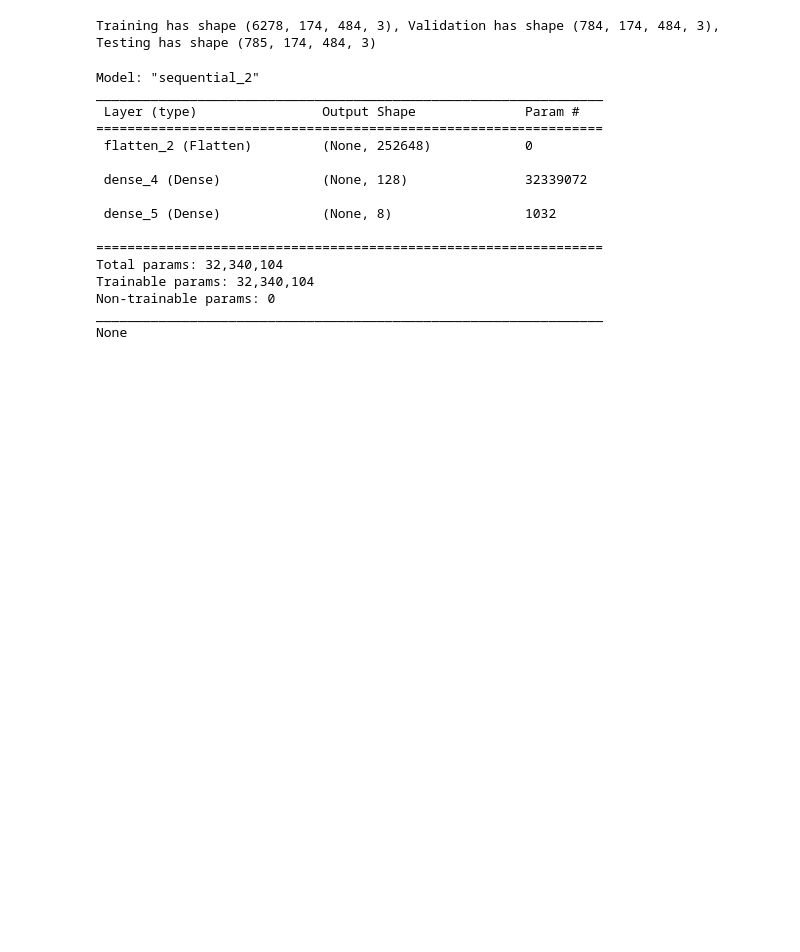
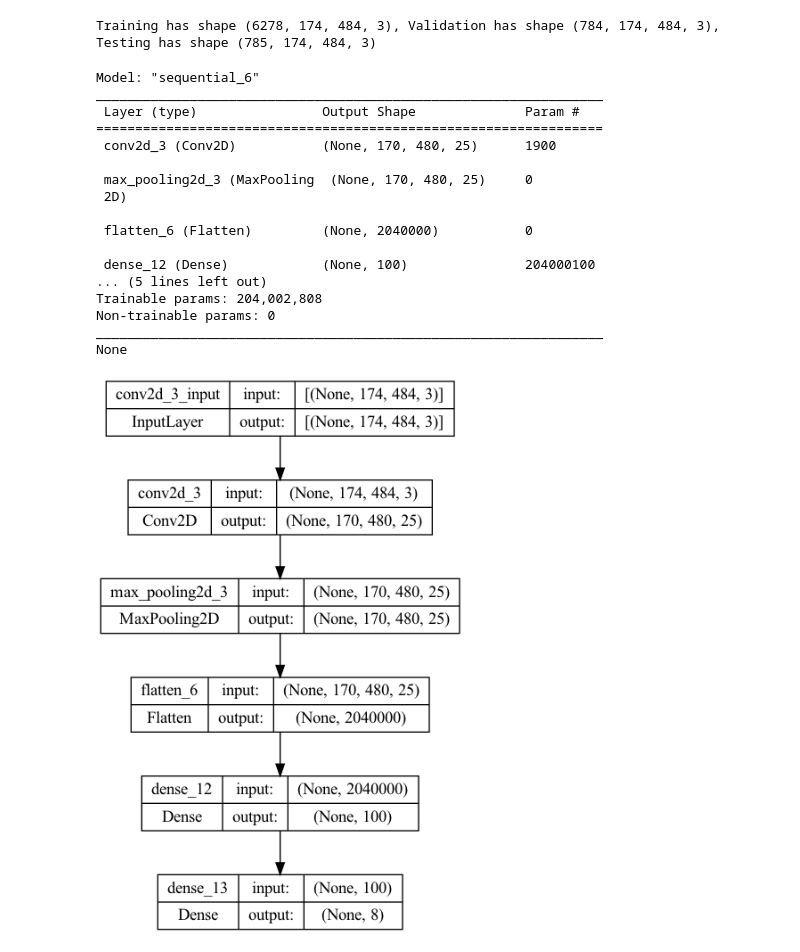
Before and after one commit to ThetaRangers/ML, a Jupyter notebook: classification.ipynb, the cells around one changed output. Saved outputs shown, nothing was run; the diff lists cells and outputs as text; code cells hidden in the pictures; blank space fills up the shorter version.

```diff
--- a/classification.ipynb
+++ b/classification.ipynb
@@ -169,27 +173,30 @@ def model(width, height, depth, classes):
 # %%
 model = model(
     width=484, height=174,
     depth=3, classes=len(genres))
 
 model.compile(loss='sparse_categorical_crossentropy', optimizer='adam', metrics=['accuracy'])
 print(model.summary())
+keras.utils.plot_model(model, show_shapes=True)
 # %% [output]
-Model: "sequential_2"
+Model: "sequential_6"
 _________________________________________________________________
  Layer (type)                Output Shape              Param #
 =================================================================
- flatten_2 (Flatten)         (None, 252648)            0
+ conv2d_3 (Conv2D)           (None, 170, 480, 25)      1900
 
- dense_4 (Dense)             (None, 128)               32339072
+ max_pooling2d_3 (MaxPooling  (None, 170, 480, 25)     0
+ 2D)
 
- dense_5 (Dense)             (None, 8)                 1032
+ flatten_6 (Flatten)         (None, 2040000)           0
 
-=================================================================
-Total params: 32,340,104
-Trainable params: 32,340,104
+ dense_12 (Dense)            (None, 100)               204000100
+... (5 lines left out)
+Trainable params: 204,002,808
 Non-trainable params: 0
 _________________________________________________________________
 None
+[figure, added]
 # %%
 history = model.fit(training_data, training_labels, validation_data=(validation_data, validation_labels), epochs=10, batch_size=64)
 # %% [output]
```
Also changed, not shown: parts of 6 cells of this notebook, 2 other files.
